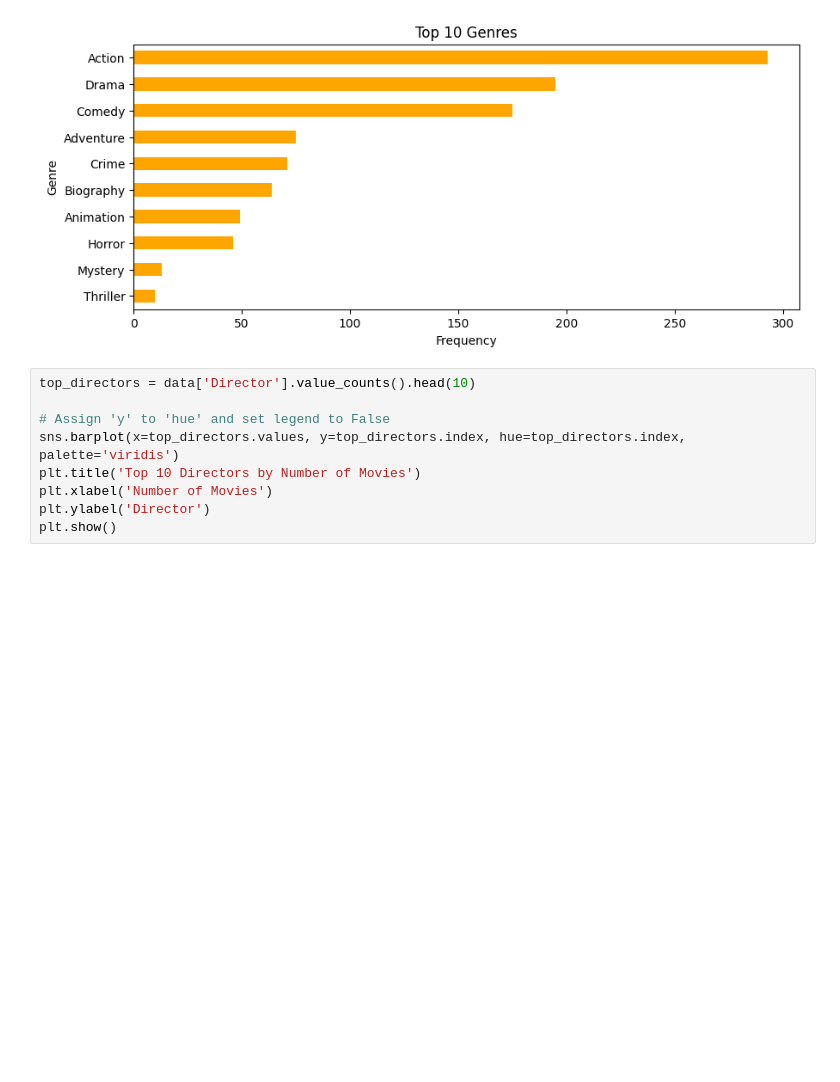
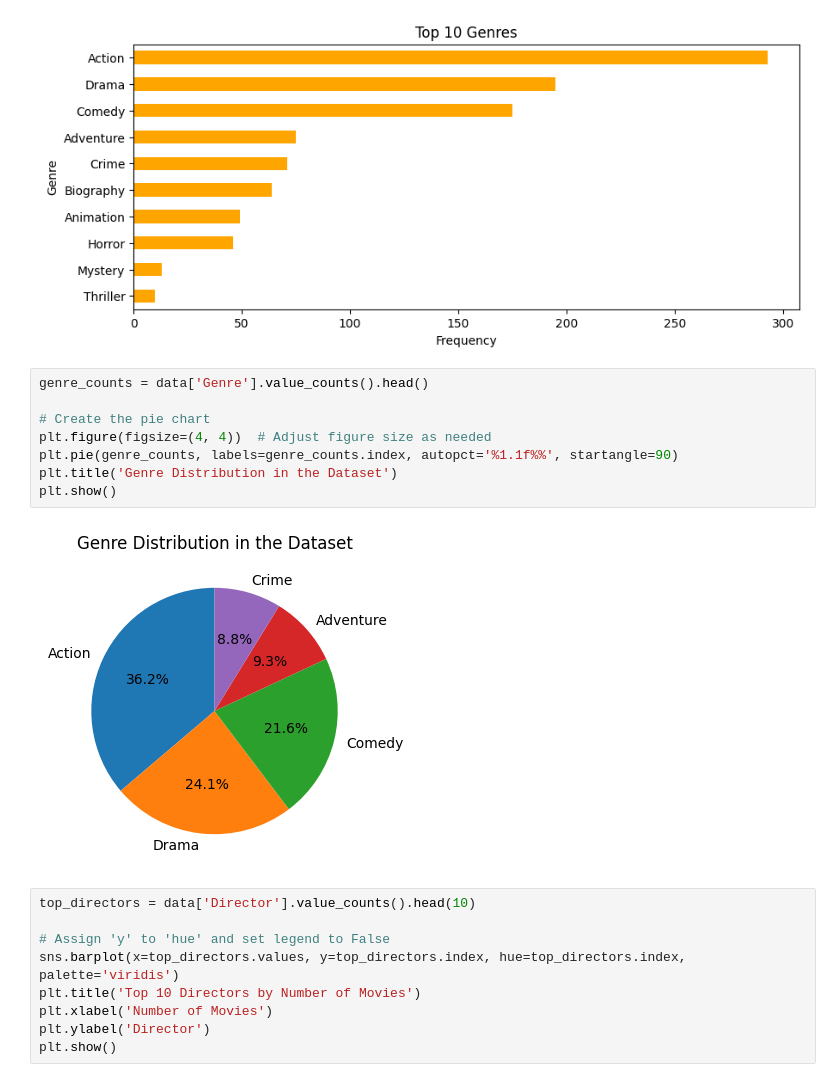
Before and after one commit to InsightByHarshit/IMDB-Data-Analysis, a Jupyter notebook: IMDB.ipynb, the cells around one changed output. Drawn from its saved outputs; the diff is of its cells as text; blank space fills up the shorter version.

```diff
--- a/IMDB.ipynb
+++ b/IMDB.ipynb
@@ -174,6 +198,16 @@ plt.ylabel('Genre') # Swap x and y labels
 plt.show()
 # %% [output]
 [figure]
+# %%
+genre_counts = data['Genre'].value_counts().head()
+
+# Create the pie chart
+plt.figure(figsize=(4, 4))  # Adjust figure size as needed
+plt.pie(genre_counts, labels=genre_counts.index, autopct='%1.1f%%', startangle=90)
+plt.title('Genre Distribution in the Dataset')
+plt.show()
+# %% [output]
+[figure, added]
 # %%
 top_directors = data['Director'].value_counts().head(10)
 
```
Also changed, not shown: parts of 5 cells of this notebook.
